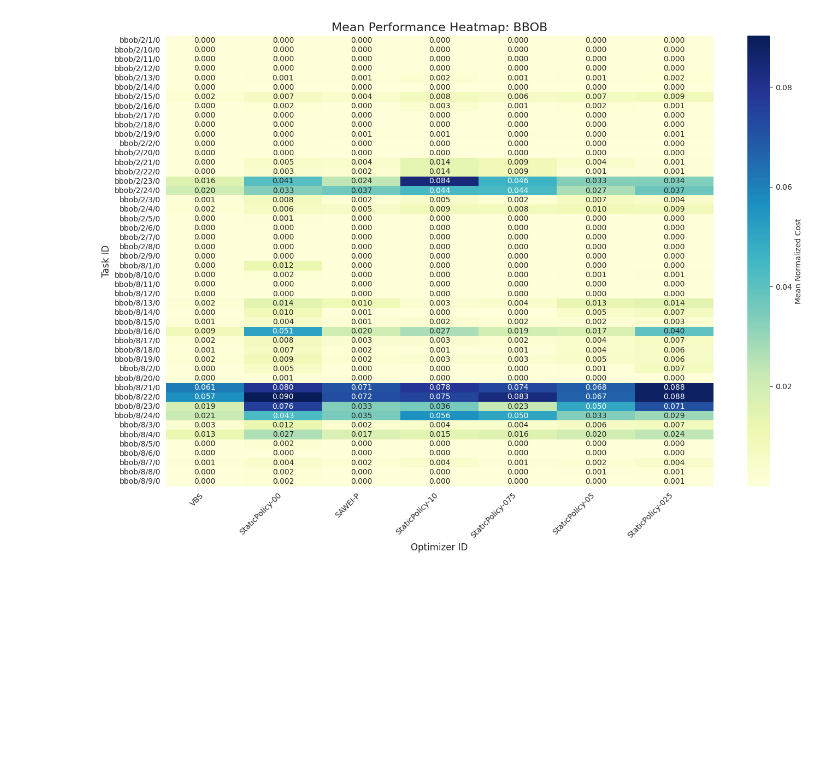
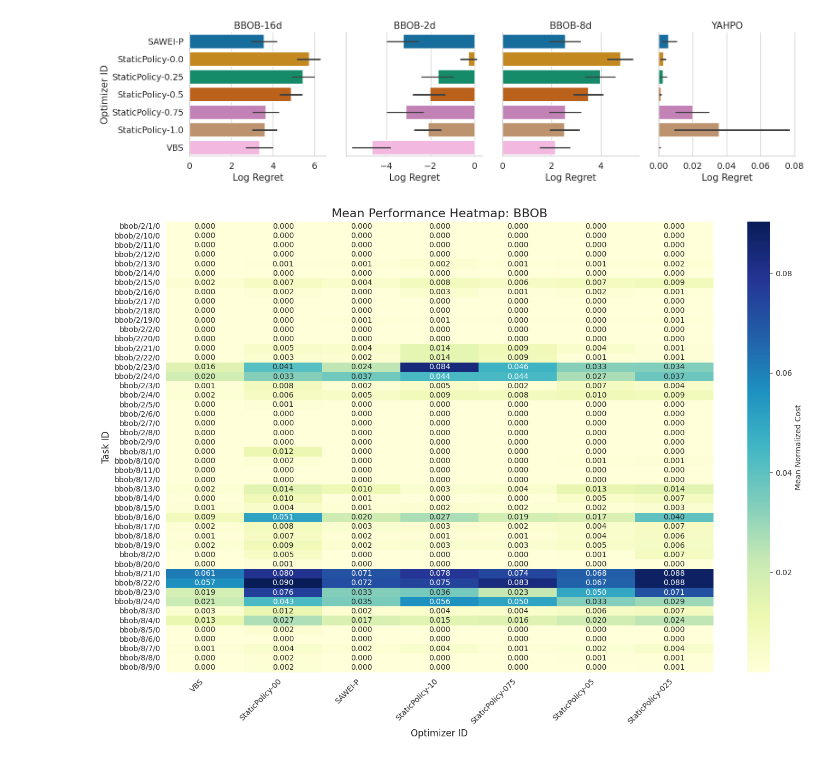
Before and after one commit to automl-private/dacboenv, a Jupyter notebook: notebooks/static_perf.ipynb, the cells around one changed output. Saved outputs shown, nothing was run; the diff lists cells and outputs as text; code cells hidden in the pictures; blank space fills up the shorter version.

```diff
--- a/notebooks/static_perf.ipynb
+++ b/notebooks/static_perf.ipynb
@@ -215,3 +231,54 @@ Benchmark: ('BBOB-16d',)
+# %%
+import seaborn as sns
+import matplotlib.pyplot as plt
+import polars as pl
+from carps.analysis.utils import setup_seaborn, filter_only_final_performance
+
+setup_seaborn(font_scale=1.25)
+
+dfp = df[["benchmark_id", "optimizer_id", "task_id", "seed", "trial_value__cost_inc", "trial_value__cost_inc_norm", "n_trials_norm", "log_regret"]]
+dfp = filter_only_final_performance(dfp)
+
+# 1. Filter out BNNBO benchmarks
+dfp = dfp.filter(~pl.col("benchmark_id").str.starts_with("BNNBO"))
+
+# 2. Create a unified performance column since FacetGrid needs a single x-variable
+dfp = dfp.with_columns(
+    pl.when(pl.col("benchmark_id").str.starts_with("BBOB"))
+    .then(pl.col("log_regret"))
+    .otherwise(pl.col("trial_value__cost_inc_norm"))
+    .alias("performance_metric")
+)
+
+# 3. Sort by benchmark and optimizer to ensure consistent ordering across facets
+dfp_sorted = dfp.sort(["benchmark_id", "optimizer_id"])
+
+# 4. Convert to Pandas for Seaborn
+plot_data = dfp_sorted.to_pandas()
+
+# 5. Create the FacetPlot using catplot
+g = sns.catplot(
+    data=plot_data,
+    x="performance_metric",
+    y="optimizer_id",
+    col="benchmark_id",
+    kind="bar",
+    col_wrap=4,          # Number of columns before wrapping to a new row (adjust as needed)
+    sharex=False,        # Crucial: log_regret and cost_inc_norm have completely different scales
+    hue="optimizer_id",
+    height=4,            # Height of each individual facet
+    aspect=1           # Width to height ratio of each facet
+)
+
+# Customize titles and clean up layout
+g.set_titles("{col_name}")
+g.set_axis_labels("Log Regret", "Optimizer ID")
+
+plt.tight_layout()
+plt.savefig("figures/results_automl/performance_faceted.pdf", bbox_inches="tight")
+plt.show()
+# %% [output]
+[figure, added]
 # %%
 import polars as pl
 import seaborn as sns
```
Also changed, not shown: parts of 2 cells of this notebook, 1 other file.
